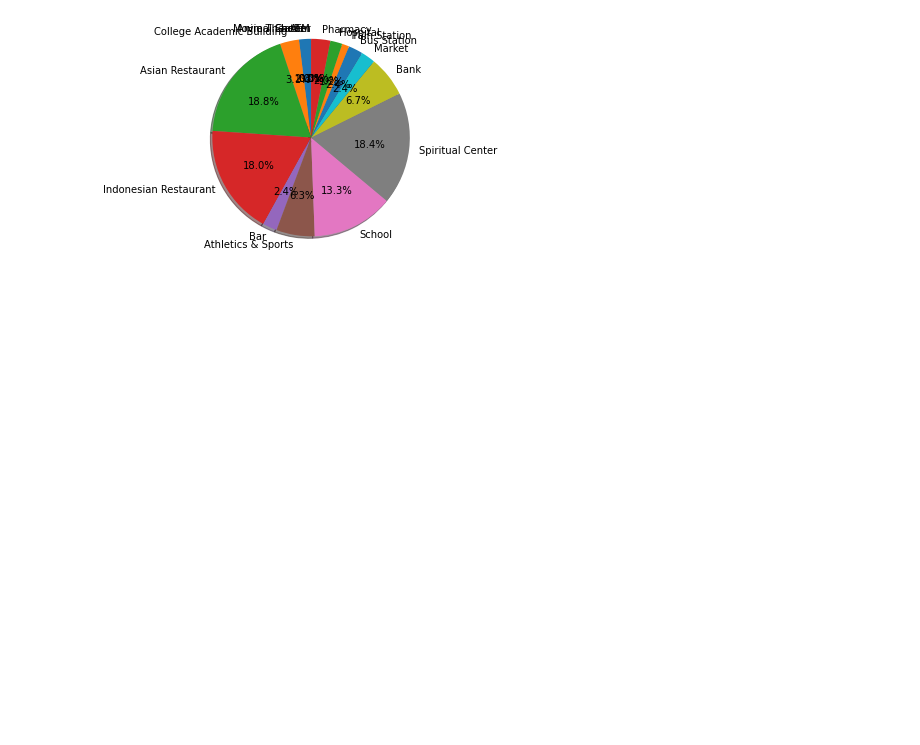
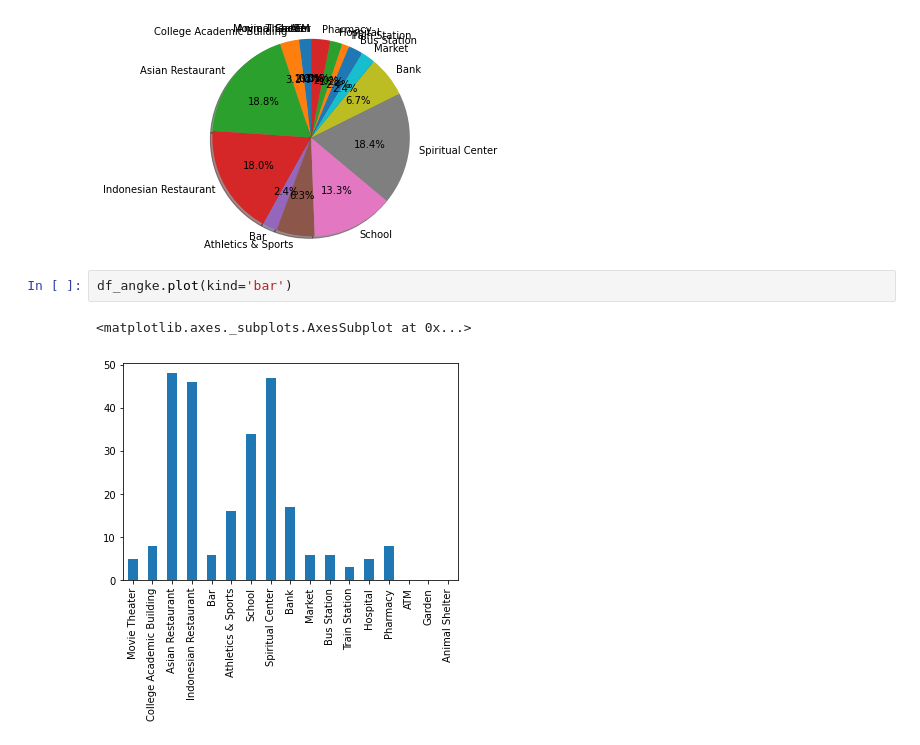
Before and after one commit to richieamir/final-capstone, a Jupyter notebook: Preprocessing and analysis.ipynb, the cells around one changed output. Cells and saved outputs as stored; diff of their text form; blank space fills up the shorter version.

```diff
--- a/Preprocessing and analysis.ipynb
+++ b/Preprocessing and analysis.ipynb
@@ -88,3 +88,8 @@ makePie(label,values)
 <class 'list'>
 17
 [figure]
+# %%
+df_angke.plot(kind='bar')
+# %% [output]
+<matplotlib.axes._subplots.AxesSubplot at 0x...>
+[figure, added]
```
